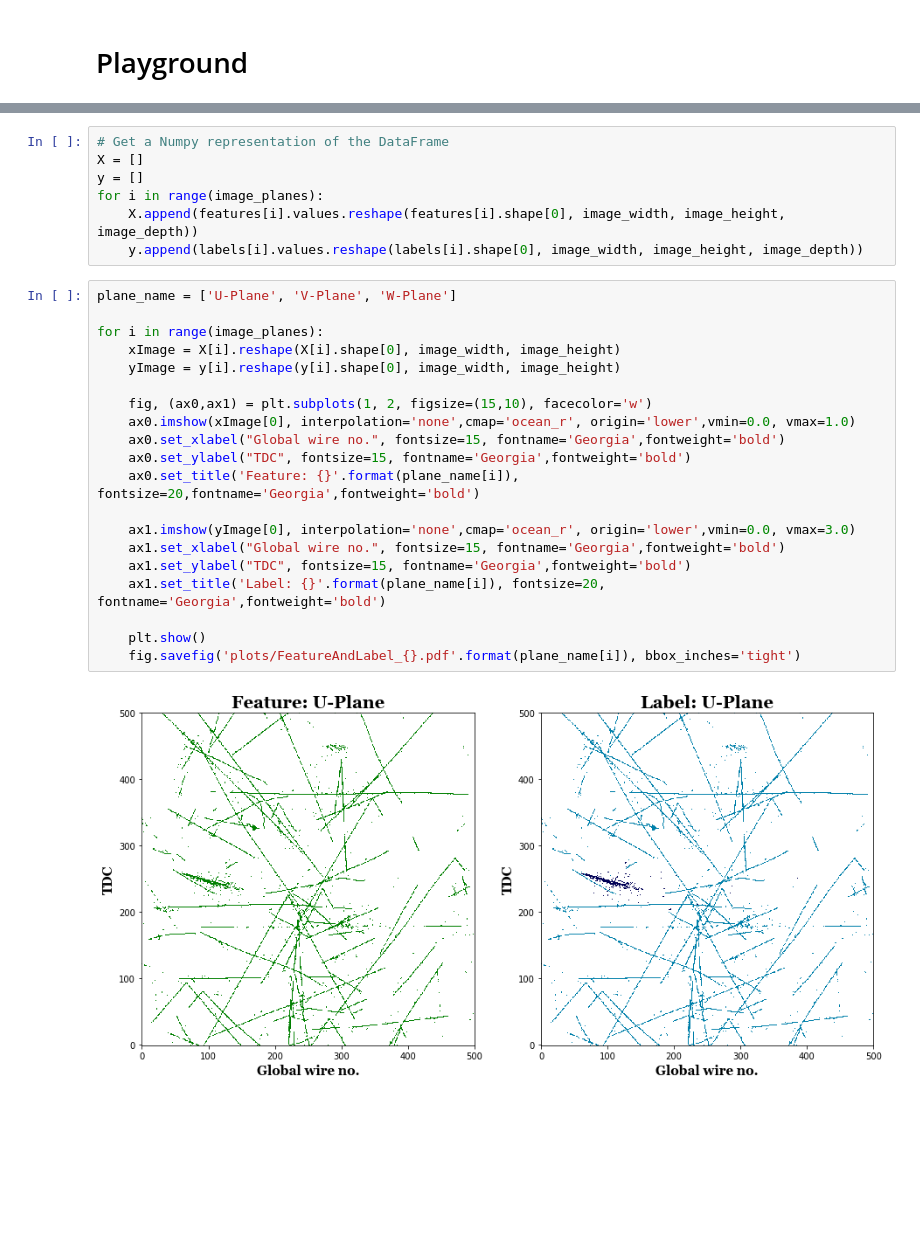
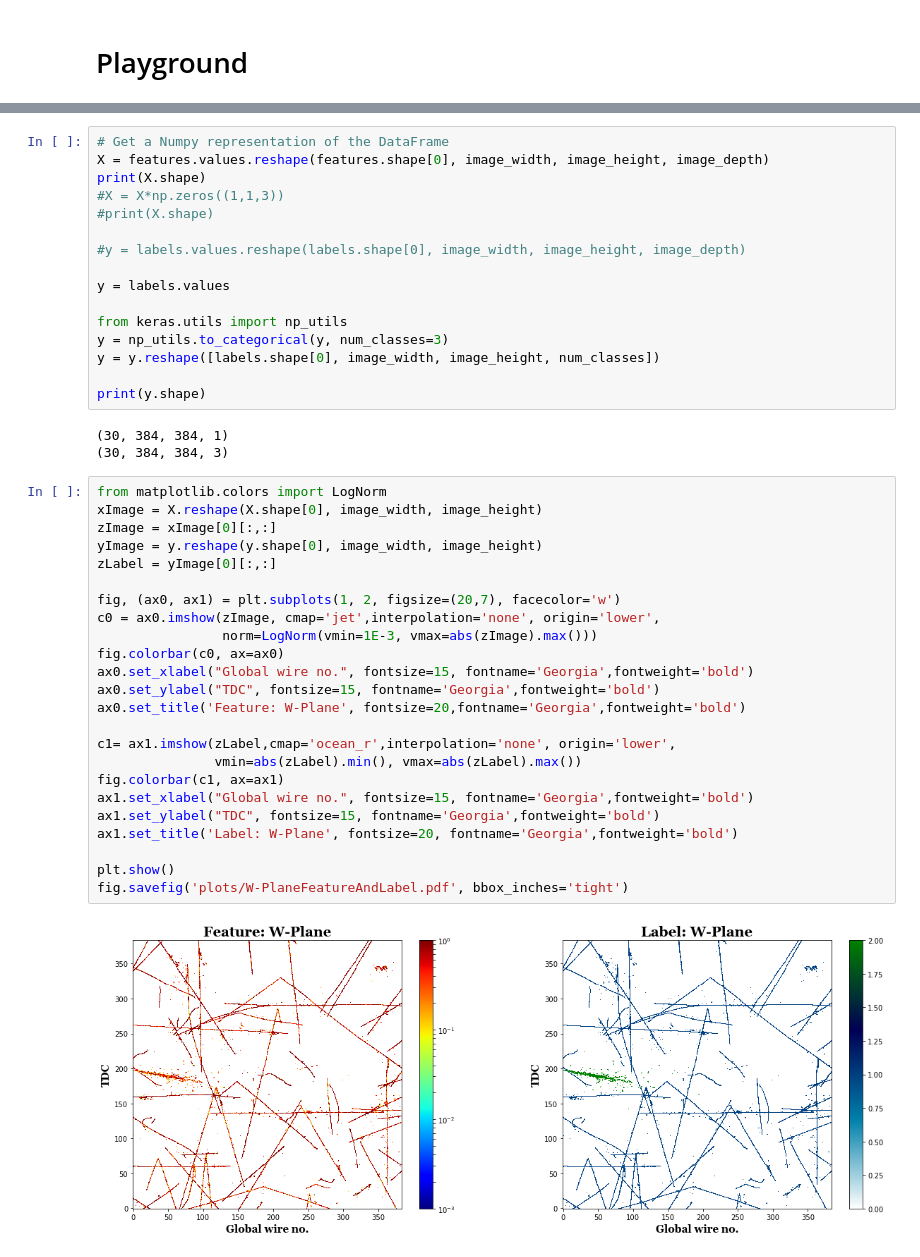
Before and after one commit to almoslmi/DeepLearningWithProtoDUNE, a Jupyter notebook: playground.ipynb, the cells around one changed output, grey strips where cells are left out. Drawn from its saved outputs; the diff is of its cells as text; blank space fills up the shorter version.

```diff
--- a/playground.ipynb
+++ b/playground.ipynb
@@ -30,29 +34,45 @@ labels = [pd.read_csv("input_files/U_Label.csv"),
 # %%
 # Get a Numpy representation of the DataFrame
-X = []
-y = []
-for i in range(image_planes):
-    X.append(features[i].values.reshape(features[i].shape[0], image_width, image_height, image_depth))
-    y.append(labels[i].values.reshape(labels[i].shape[0], image_width, image_height, image_depth))
+X = features.values.reshape(features.shape[0], image_width, image_height, image_depth)
+print(X.shape)
+#X = X*np.zeros((1,1,3))
+#print(X.shape)
+
+#y = labels.values.reshape(labels.shape[0], image_width, image_height, image_depth)
+
+y = labels.values
+
+from keras.utils import np_utils
+y = np_utils.to_categorical(y, num_classes=3)
+y = y.reshape([labels.shape[0], image_width, image_height, num_classes])
+
+print(y.shape)
+# %% [output]
+(30, 384, 384, 1)
+(30, 384, 384, 3)
 # %%
-plane_name = ['U-Plane', 'V-Plane', 'W-Plane']
+from matplotlib.colors import LogNorm
+xImage = X.reshape(X.shape[0], image_width, image_height)
+zImage = xImage[0][:,:]
+yImage = y.reshape(y.shape[0], image_width, image_height)
+zLabel = yImage[0][:,:]
 
-for i in range(image_planes):
-    xImage = X[i].reshape(X[i].shape[0], image_width, image_height)
-    yImage = y[i].reshape(y[i].shape[0], image_width, image_height)
+fig, (ax0, ax1) = plt.subplots(1, 2, figsize=(20,7), facecolor='w')
+c0 = ax0.imshow(zImage, cmap='jet',interpolation='none', origin='lower',
+                norm=LogNorm(vmin=1E-3, vmax=abs(zImage).max()))
+fig.colorbar(c0, ax=ax0)
+ax0.set_xlabel("Global wire no.", fontsize=15, fontname='Georgia',fontweight='bold')
+ax0.set_ylabel("TDC", fontsize=15, fontname='Georgia',fontweight='bold')
+ax0.set_title('Feature: W-Plane', fontsize=20,fontname='Georgia',fontweight='bold')
 
-    fig, (ax0,ax1) = plt.subplots(1, 2, figsize=(15,10), facecolor='w')
-    ax0.imshow(xImage[0], interpolation='none',cmap='ocean_r', origin='lower',vmin=0.0, vmax=1.0)
-    ax0.set_xlabel("Global wire no.", fontsize=15, fontname='Georgia',fontweight='bold')
-    ax0.set_ylabel("TDC", fontsize=15, fontname='Georgia',fontweight='bold')
-    ax0.set_title('Feature: {}'.format(plane_name[i]), fontsize=20,fontname='Georgia',fontweight='bold')
+c1= ax1.imshow(zLabel,cmap='ocean_r',interpolation='none', origin='lower',
+               vmin=abs(zLabel).min(), vmax=abs(zLabel).max())
+fig.colorbar(c1, ax=ax1)
+ax1.set_xlabel("Global wire no.", fontsize=15, fontname='Georgia',fontweight='bold')
+ax1.set_ylabel("TDC", fontsize=15, fontname='Georgia',fontweight='bold')
+ax1.set_title('Label: W-Plane', fontsize=20, fontname='Georgia',fontweight='bold')
 
-    ax1.imshow(yImage[0], interpolation='none',cmap='ocean_r', origin='lower',vmin=0.0, vmax=3.0)
-    ax1.set_xlabel("Global wire no.", fontsize=15, fontname='Georgia',fontweight='bold')
-    ax1.set_ylabel("TDC", fontsize=15, fontname='Georgia',fontweight='bold')
-    ax1.set_title('Label: {}'.format(plane_name[i]), fontsize=20, fontname='Georgia',fontweight='bold')
-
-    plt.show()
-    fig.savefig('plots/FeatureAndLabel_{}.pdf'.format(plane_name[i]), bbox_inches='tight')
+plt.show()
+fig.savefig('plots/W-PlaneFeatureAndLabel.pdf', bbox_inches='tight')
 # %% [output]
-[figure, old version]
+[figure, new version]
```
Also changed, not shown: parts of 13 cells of this notebook.
